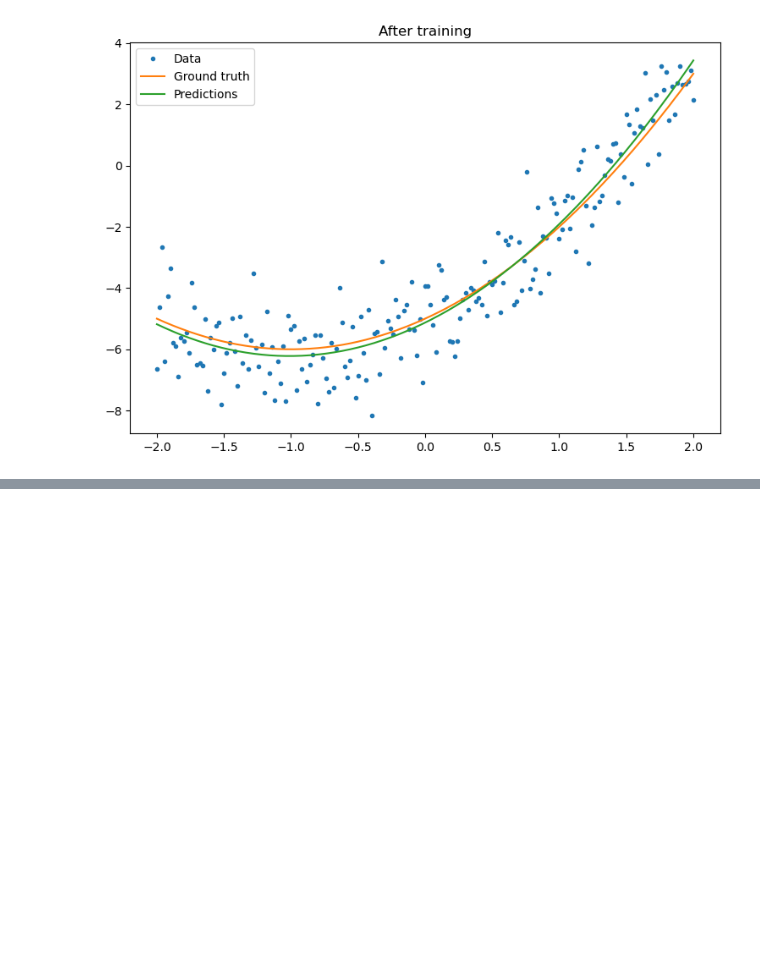
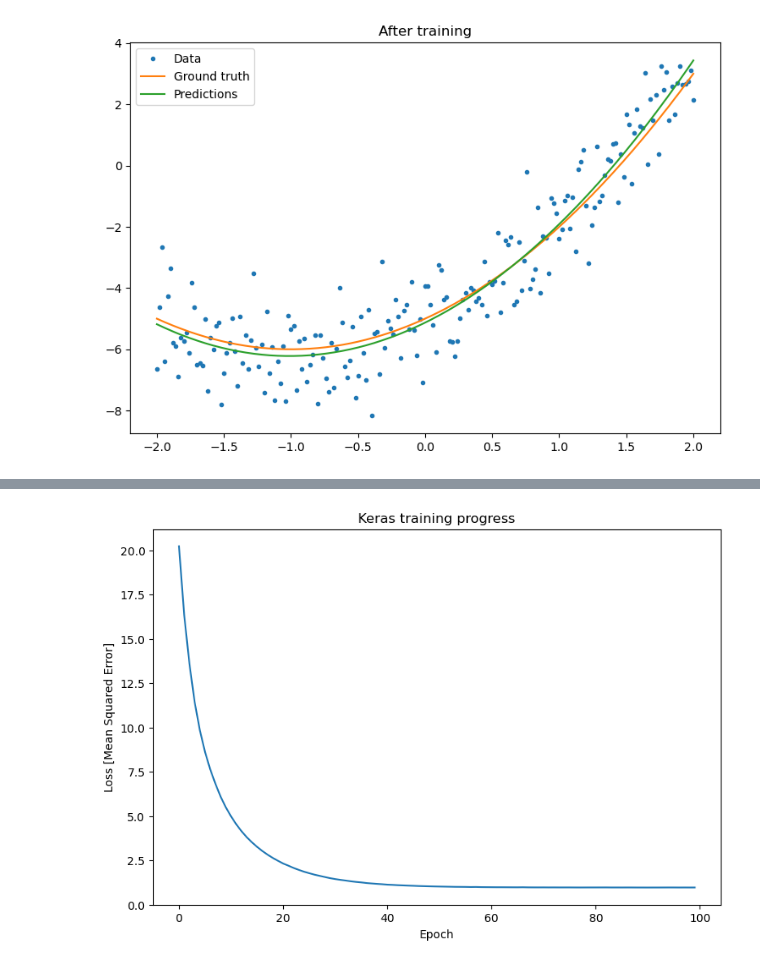
Before and after one commit to knix008/MachineLearning, a Jupyter notebook: Tensorflow/Basic/Overview01.ipynb, the cells around one changed output, grey strips where cells are left out. Drawn from its saved outputs; the diff is of its cells as text; code cells hidden in the pictures; blank space fills up the shorter version.

```diff
--- a/Tensorflow/Basic/Overview01.ipynb
+++ b/Tensorflow/Basic/Overview01.ipynb
@@ -177,3 +177,18 @@ Mean squared error for step 90: 0.969
 plot_preds(x, y, f, quad_model, 'After training')
 # %% [output]
 [figure]
+# %%
+new_model = tf.keras.Sequential([
+    tf.keras.layers.Lambda(lambda x: tf.stack([x, x**2], axis=1)),
+    tf.keras.layers.Dense(units=1, kernel_initializer=tf.random.normal)])
+
+new_model.compile(
+    loss=tf.keras.losses.MSE,
+    optimizer=tf.keras.optimizers.SGD(learning_rate=0.01))
+
+history = new_model.fit(x, y,
+                        epochs=100,
+                        batch_size=32,
+                        verbose=0)
+
+new_model.save('./my_new_model.h5')
@@ -179,0 +197,8 @@ plot_preds(x, y, f, quad_model, 'After training')
+# %%
+plt.plot(history.history['loss'])
+plt.xlabel('Epoch')
+plt.ylim([0, max(plt.ylim())])
+plt.ylabel('Loss [Mean Squared Error]')
+plt.title('Keras training progress');
+# %% [output]
+[figure, added]
```
Also changed, not shown: parts of 3 cells of this notebook, 1 other file.
